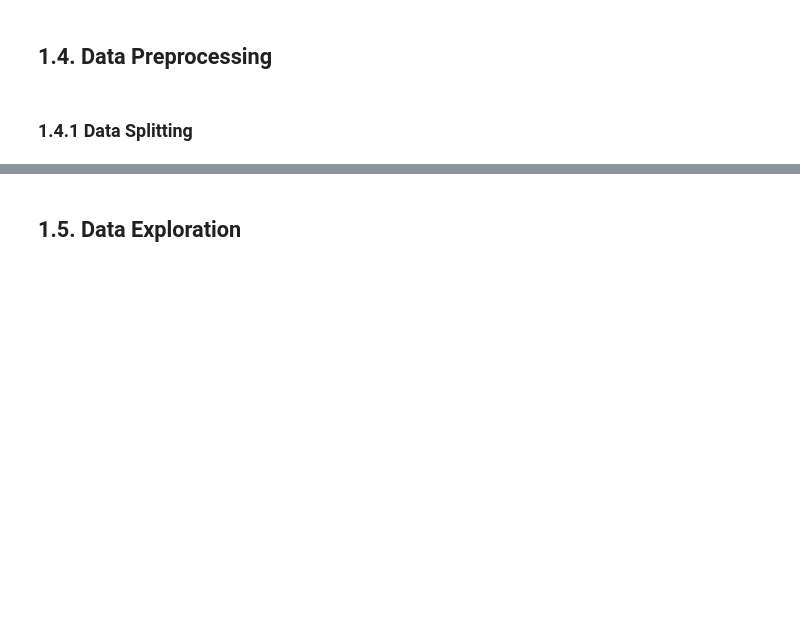
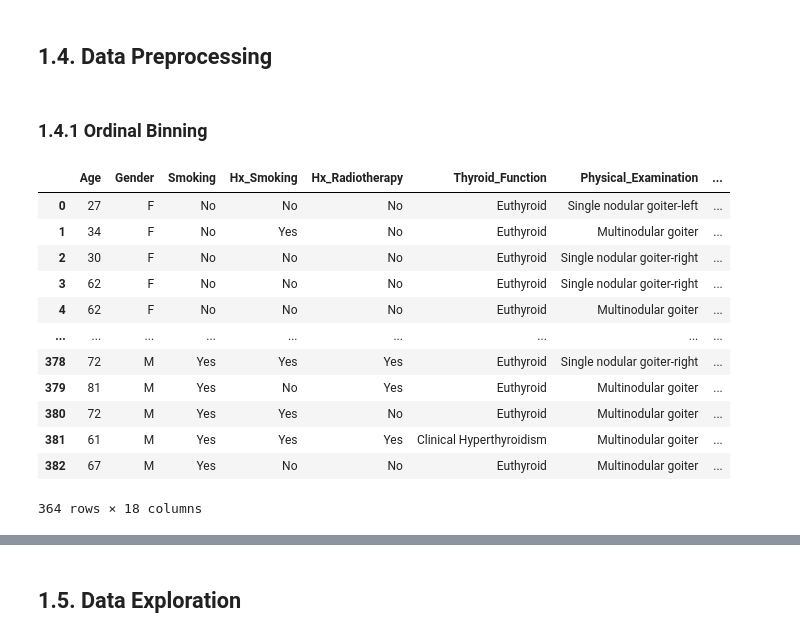
Before and after one commit to JohnPaulinePineda/Portfolio_Project_61, a Jupyter notebook: codes/DetectingAndEvaluatingAnomaliesInCategoricalDataUnderSupervisedAndUnsupervisedSettings.ipynb, the cells around one changed output, grey strips where cells are left out. Saved outputs shown, nothing was run; the diff lists cells and outputs as text; code cells hidden in the pictures; blank space fills up the shorter version.

Commit message:
Formulated the Python Notebook
Updated Data Preprocessing

```diff
--- a/codes/DetectingAndEvaluatingAnomaliesInCategoricalDataUnderSupervisedAndUnsupervisedSettings.ipynb
+++ b/codes/DetectingAndEvaluatingAnomaliesInCategoricalDataUnderSupervisedAndUnsupervisedSettings.ipynb
@@ -850,4 +850,38 @@ len(categorical_column_quality_summary[(categorical_column_quality_summary['Uniq
 # %% [markdown]
 ## 1.4. Data Preprocessing <a class="anchor" id="1.4"></a>
 # %% [markdown]
-### 1.4.1 Data Splitting <a class="anchor" id="1.4.1"></a>
+### 1.4.1 Ordinal Binning <a class="anchor" id="1.4.1"></a>
+# %%
+##################################
+# Creating a dataset copy
+# of the row filtered data
+##################################
+thyroid_cancer_baseline = thyroid_cancer_row_filtered.copy()
+# %%
+##################################
+# Defining bins and labels
+##################################
+bins = [0, 50, float('inf')]
+labels = ['<50', '50+']
+# %%
+##################################
+# Creating ordinal bins
+# for the numeric column
+##################################
+thyroid_cancer_baseline['Age_Group'] = pd.cut(thyroid_cancer_baseline['Age'], bins=bins, labels=labels, right=False)
+thyroid_cancer_baseline['Age_Group'] = pd.Categorical(thyroid_cancer_baseline['Age_Group'], categories=labels, ordered=True)
+display(thyroid_cancer_baseline)
+# %% [output]
+|  | Age | Gender | Smoking | Hx_Smoking | Hx_Radiotherapy | Thyroid_Function | Physical_Examination | ... |
+| 0 | 27 | F | No | No | No | Euthyroid | Single nodular goiter-left | ... |
+| 1 | 34 | F | No | Yes | No | Euthyroid | Multinodular goiter | ... |
+| 2 | 30 | F | No | No | No | Euthyroid | Single nodular goiter-right | ... |
+| 3 | 62 | F | No | No | No | Euthyroid | Single nodular goiter-right | ... |
+| 4 | 62 | F | No | No | No | Euthyroid | Multinodular goiter | ... |
+| ... | ... | ... | ... | ... | ... | ... | ... | ... |
+| 378 | 72 | M | Yes | Yes | Yes | Euthyroid | Single nodular goiter-right | ... |
+| 379 | 81 | M | Yes | No | Yes | Euthyroid | Multinodular goiter | ... |
+| 380 | 72 | M | Yes | Yes | No | Euthyroid | Multinodular goiter | ... |
+| 381 | 61 | M | Yes | Yes | Yes | Clinical Hyperthyroidism | Multinodular goiter | ... |
+| 382 | 67 | M | Yes | No | No | Euthyroid | Multinodular goiter | ... |
+364 rows × 18 columns
```
Also changed, not shown: parts of 10 cells of this notebook, 2 other files.
